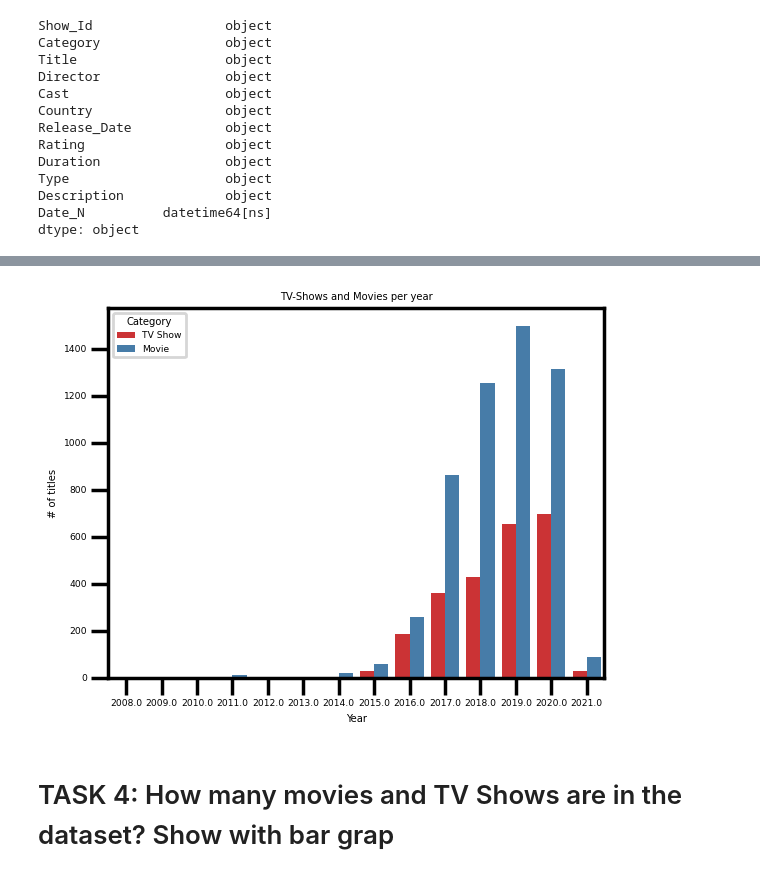
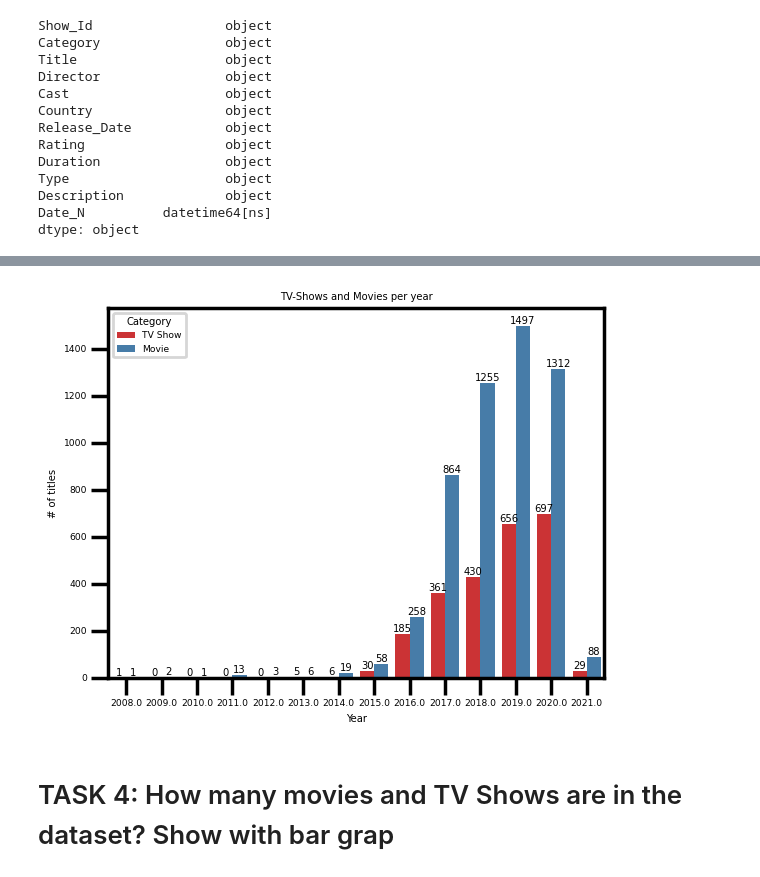
Before and after one commit to RuloVH7/netflixProject, a Jupyter notebook: netflixProject.ipynb, the cells around one changed output, grey strips where cells are left out. Saved outputs shown, nothing was run; the diff lists cells and outputs as text; code cells hidden in the pictures.

Commit message:
Updated File
Added graph labels

```diff
--- a/netflixProject.ipynb
+++ b/netflixProject.ipynb
@@ -246,18 +246,20 @@ Name: count, dtype: int64
 # %%
 # sns.countplot() function is specifically designed to create bar plots for categorical data and is used to
 # visualize the distribution of observations within a single categorical variable.
 
 # sns.set_context() function is used to set the context for the Seaborn plots, which controls the overall
 # appearance of the visualizations.
 
 bar_graph = sns.countplot(data=netflix_data, x=netflix_data['Date_N'].dt.year, hue='Category', palette='Set1')
 sns.set_context("poster", font_scale = 0.3, rc={"grid.linewidth": 0.6})
 bar_graph.set_title('TV-Shows and Movies per year')
 bar_graph.set_xlabel('Year')
 bar_graph.set_ylabel('# of titles')
+for label in bar_graph.containers:
+    bar_graph.bar_label(label)
 plt.show()
 # %% [output]
-[figure, old version]
+[figure, new version]
 # %% [markdown]
 # TASK 4: How many movies and TV Shows are in the dataset? Show with bar grap
 # %%
```
Also changed, not shown: parts of 2 cells of this notebook.
